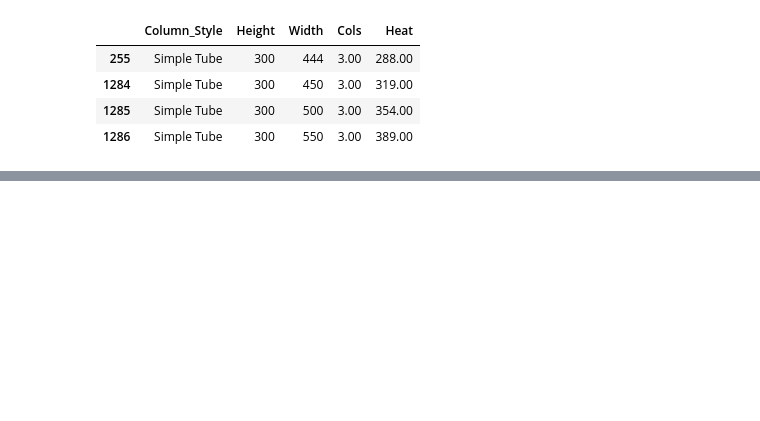
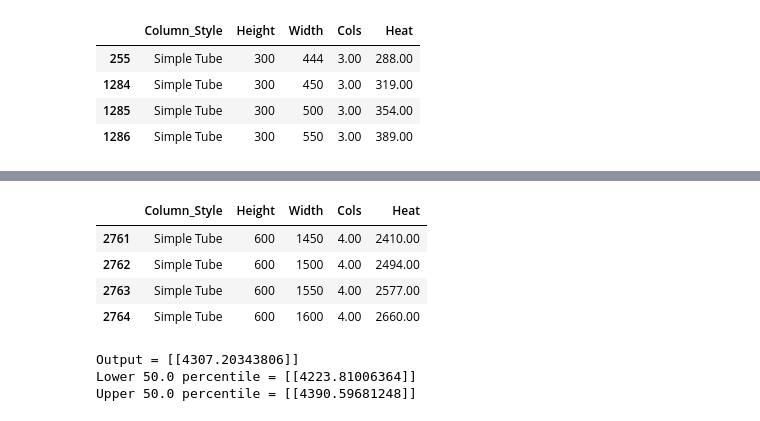
Before and after one commit to alexkneale/Warmur_Radiators, a Jupyter notebook: column_rad.ipynb, the cells around one changed output, grey strips where cells are left out. Cells and saved outputs as stored; diff of their text form; code cells hidden in the pictures; blank space fills up the shorter version.

```diff
--- a/column_rad.ipynb
+++ b/column_rad.ipynb
@@ -942,0 +747,20 @@ Comments about going forward
+# %%
+d_mid = df.loc[df.Height == 600]
+d_mid = d_mid.loc[d_mid.Cols == 4]
+d_mid = d_mid.loc[d_mid.Width > 1400]
+
+d_mid
+# %% [output]
+|  | Column_Style | Height | Width | Cols | Heat |
+| 2761 | Simple Tube | 600 | 1450 | 4.00 | 2410.00 |
+| 2762 | Simple Tube | 600 | 1500 | 4.00 | 2494.00 |
+| 2763 | Simple Tube | 600 | 1550 | 4.00 | 2577.00 |
+| 2764 | Simple Tube | 600 | 1600 | 4.00 | 2660.00 |
+# %%
+X_low = np.array([['Simple Tube',800.,2000.,4.]])
+
+y_new_pred, lower_bounds, upper_bounds = error_using_se(poly_interact_pipe_final,X_train,y_train_scaled,X_low, target_scaler)
+# %% [output]
+Output = [[4307.20343806]]
+Lower 50.0 percentile = [[4223.81006364]]
+Upper 50.0 percentile = [[4390.59681248]]
```
Also changed, not shown: parts of 69 cells of this notebook.
